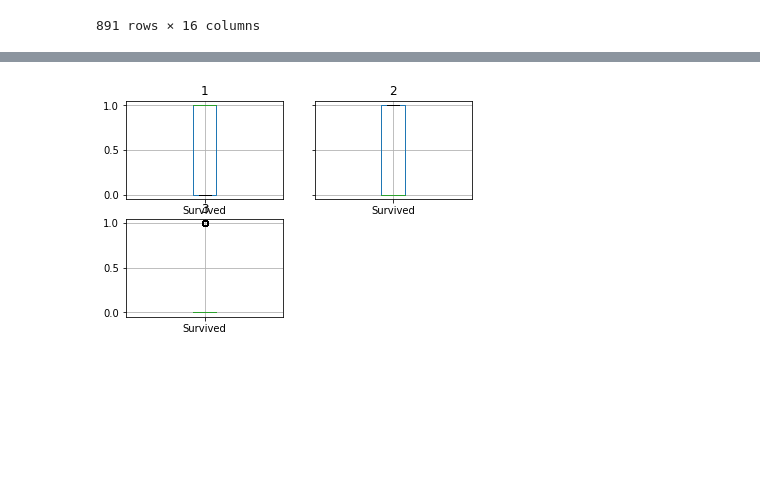
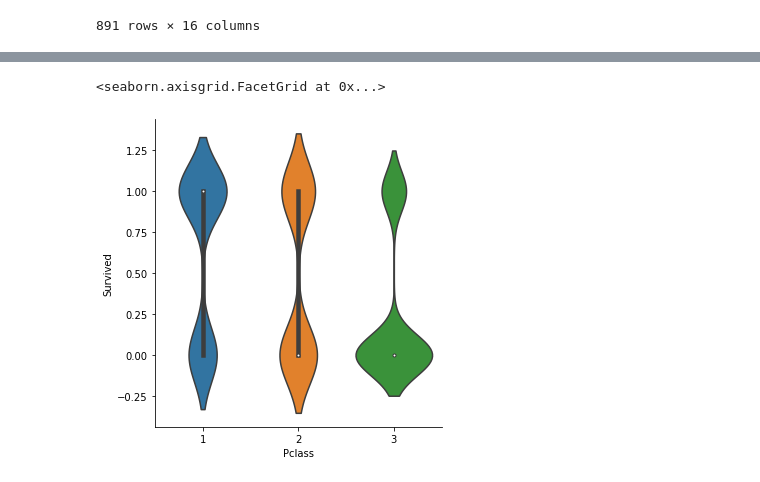
Before and after one commit to KS-Olten/kanti-olten-repo-1, a Jupyter notebook: 07 DecisionTrees.ipynb, the cells around one changed output, grey strips where cells are left out. Drawn from its saved outputs; the diff is of its cells as text; code cells hidden in the pictures; blank space fills up the shorter version.

```diff
--- a/07 DecisionTrees.ipynb
+++ b/07 DecisionTrees.ipynb
@@ -8,6 +8,7 @@ In diesem Jupyter Notebook schauen wir uns Entscheidungsbäume anhand des Titani
 ## Lade Libraries und Daten
 # %%
 from sklearn.tree import DecisionTreeClassifier
+from sklearn.model_selection import train_test_split
 from sklearn import tree
 import pandas as pd
 import matplotlib.pyplot as plt
@@ -15,4 +16,6 @@ import seaborn as sns
 import numpy as np
 import re
 
-df = pd.read_csv('data/titanic_enh.csv')
+pd.options.mode.chained_assignment = None
+
+DF = pd.read_csv('data/titanic_enh.csv')
@@ -73,4 +78,5 @@ df
 # %%
-df.groupby('Pclass').boxplot(column='Survived');
+sns.catplot(x='Pclass', y='Survived', kind='violin', data=DF)
 # %% [output]
+<seaborn.axisgrid.FacetGrid at 0x...>
-[figure, old version]
+[figure, new version]
```
Also changed, not shown: parts of 8 cells of this notebook.
